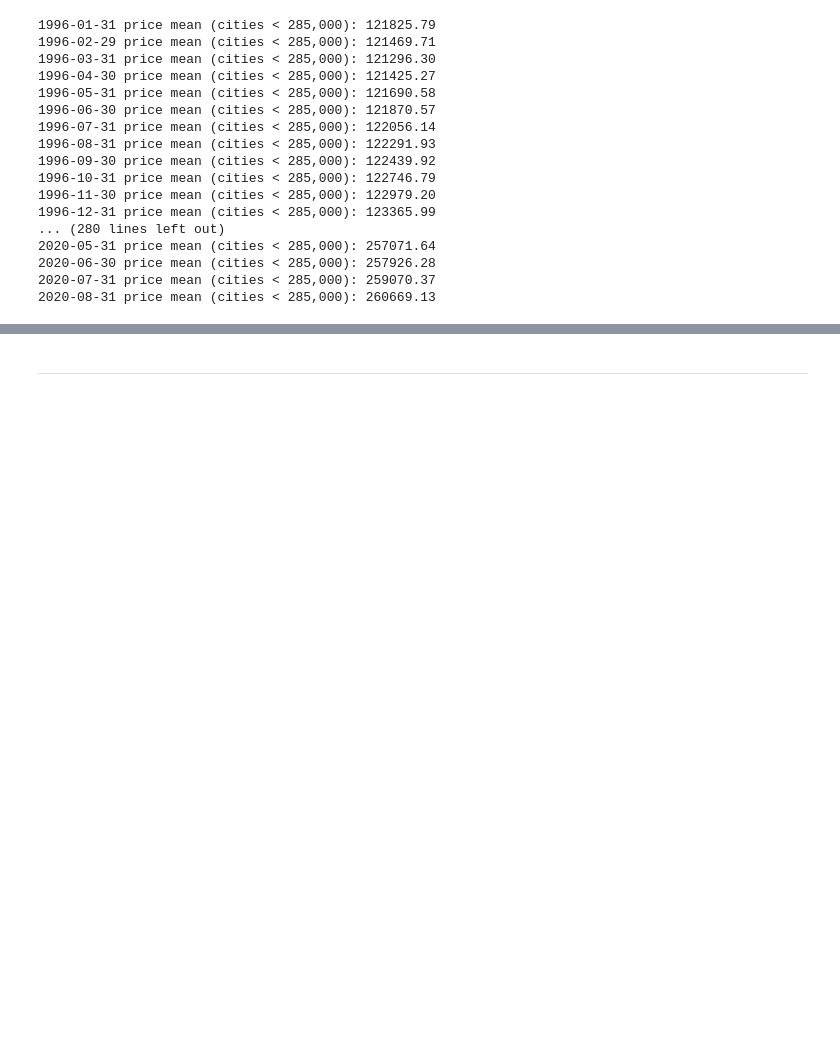
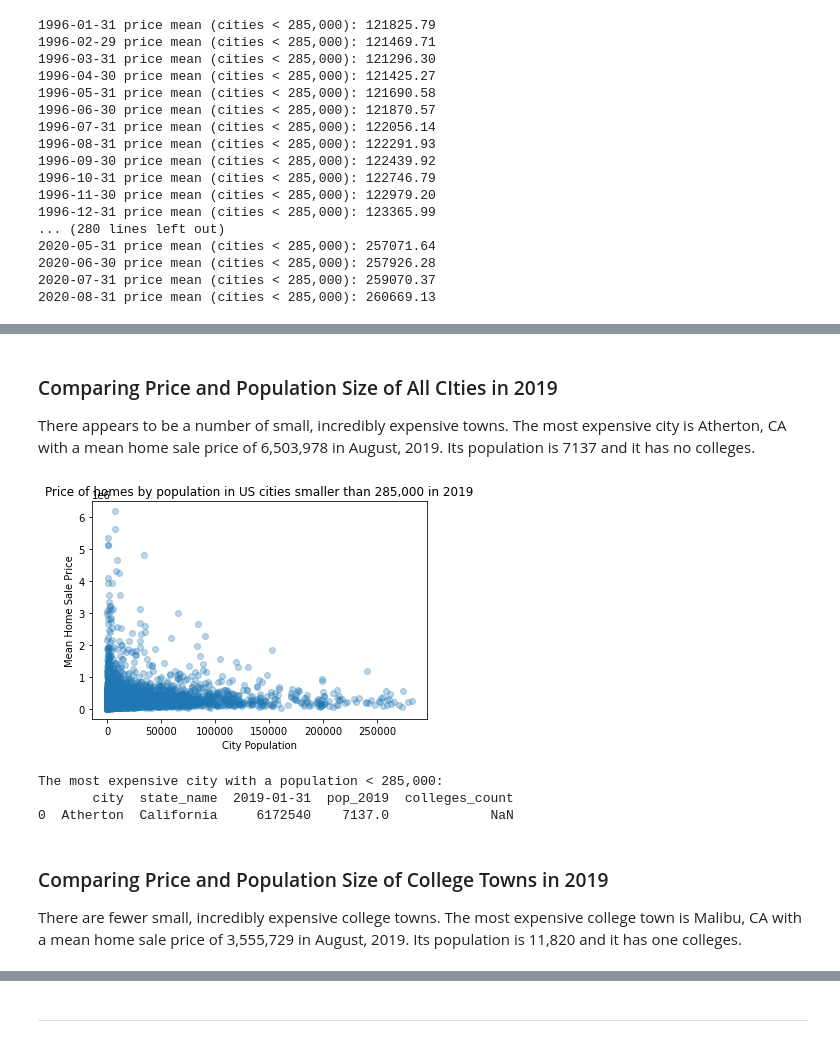
Before and after one commit to szuc/info2950_project, a Jupyter notebook: housing_data_phase2.ipynb, the cells around one changed output, grey strips where cells are left out. Cells and saved outputs as stored; diff of their text form; code cells hidden in the pictures; blank space fills up the shorter version.

Commit message:
fix data error and add pop vs price scatterplot

```diff
--- a/housing_data_phase2.ipynb
+++ b/housing_data_phase2.ipynb
@@ -780,0 +780,28 @@ for column in data.loc[:,'1996-01-31':'2020-08-31'].columns.tolist():
+# %% [markdown]
+### Comparing Price and Population Size of All CIties in 2019
+There appears to be a number of small, incredibly expensive towns. The most expensive city is Atherton, CA with a mean home sale price of 6,503,978 in August, 2019. Its population is 7137 and it has no colleges.
+# %%
+price_pop_2019 = data.loc[ (data['2019-01-31'] > 0) & (data['pop_2019'] > 0) ][ ['2019-01-31', 'pop_2019'] ]
+# %%
+plt.title('Price of homes by population in US cities smaller than 285,000 in 2019')
+x = price_pop_2019['pop_2019']
+y = price_pop_2019['2019-01-31']
+plt.xlabel("City Population")
+plt.ylabel("Mean Home Sale Price")
+plt.scatter(x, y, alpha=0.3)
+plt.show()
+# %% [output]
+[figure, added]
+# %%
+max_price_2019 = data['2019-01-31'].max()
+most_expensive_city = data[ (data['2019-01-31']==max_price_2019) ].reset_index()
+most_expensive_city = most_expensive_city[['city', 'state_name', '2019-01-31', 'pop_2019', 'colleges_count']]
+print("The most expensive city with a population < 285,000:")
+print(most_expensive_city)
+# %% [output]
+The most expensive city with a population < 285,000:
+       city  state_name  2019-01-31  pop_2019  colleges_count
+0  Atherton  California     6172540    7137.0             NaN
+# %% [markdown]
+### Comparing Price and Population Size of College Towns in 2019
+There are fewer small, incredibly expensive college towns. The most expensive college town is Malibu, CA with a mean home sale price of 3,555,729 in August, 2019. Its population is 11,820 and it has one colleges.
```
Also changed, not shown: parts of 12 cells of this notebook.
